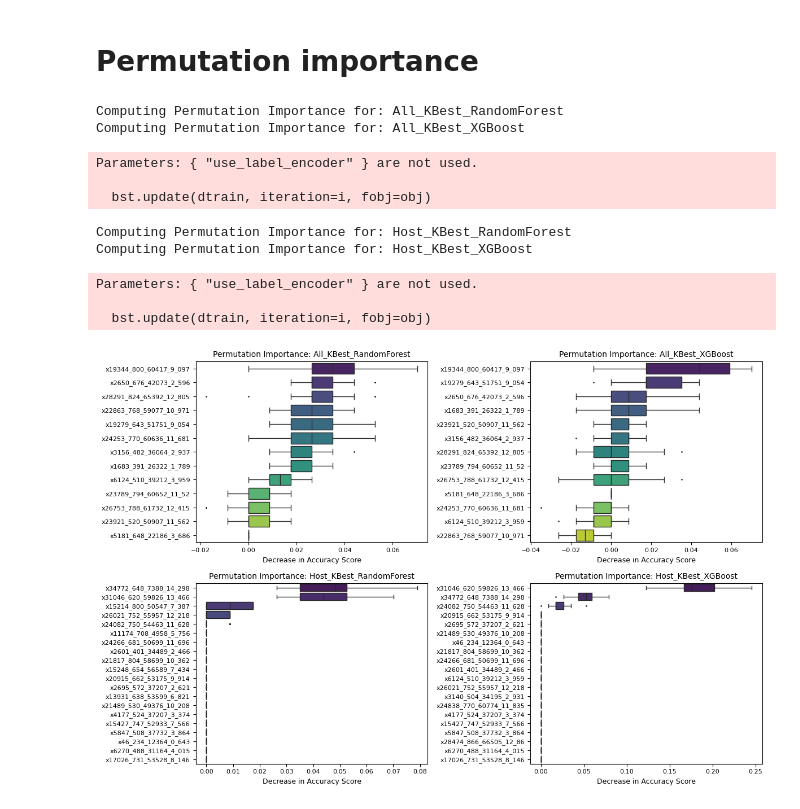
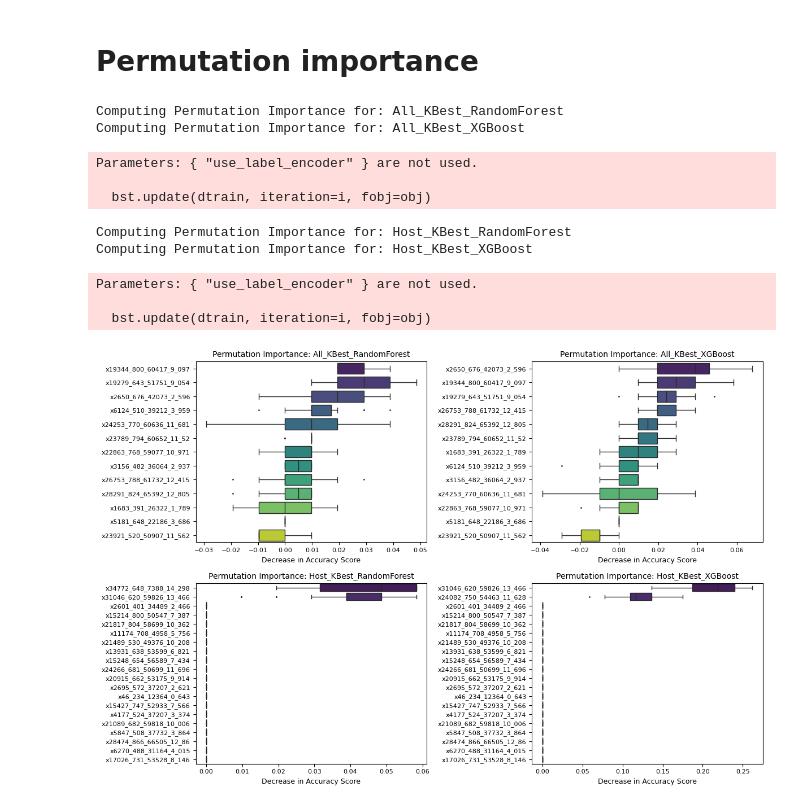
Before and after one commit to wsnowacek/World_Corals, a Jupyter notebook: machine_learning/perm_importance.ipynb, the cells around one changed output. Cells and saved outputs as stored; diff of their text form; code cells hidden in the pictures.

```diff
--- a/machine_learning/perm_importance.ipynb
+++ b/machine_learning/perm_importance.ipynb
@@ -15,9 +15,9 @@ from sklearn.metrics import ConfusionMatrixDisplay
 from sklearn.inspection import permutation_importance
 import os
 # %%
-perm_df = pd.read_csv("perm_feature_sets_kbest.csv")
-coral_df = pd.read_csv("/work/hs325/World_Corals/Cleaned data CSVs/richness_qc_clean.csv")
-met_df = pd.read_csv("/work/hs325/World_Corals/Cleaned data CSVs/metabolite_clean.csv")
+perm_df = pd.read_csv("ftsets/perm_feature_sets_kbest.csv")
+coral_df = pd.read_csv("/work/hs325/World_Corals/Cleaned data CSVs/qc_data.csv")
+met_df = pd.read_csv("/work/hs325/World_Corals/Cleaned data CSVs/merged_met_plot_df.csv")
 
 ## coral_only
 coral_df['scleractinia'] = np.where(coral_df['host_order'] == 'Scleractinia', 1, 0)
@@ -311,7 +320,7 @@ for s_name, feat_list in scenarios.items():
         run_id = f"{s_name}_{m_name}"
         print(f"Computing Permutation Importance for: {run_id}")
 
-        # fit Mmdel and compute perm importance
+        # fit model and compute perm importance
         model.fit(X_train, y_train)
         r = permutation_importance(model, X_test, y_test,
                                    n_repeats=30,
@@ -322,37 +331,38 @@ for s_name, feat_list in scenarios.items():
         top_indices = sorted_idx[:20] # Show top 20 for clarity if list is long
         # top_indices = sorted_idx
 
         importances_df = pd.DataFrame(
             r.importances[top_indices].T,
             columns=np.array(feat_list)[top_indices]
         )
 
         # plot
         ax = axes[plot_idx]
         sns.boxplot(data=importances_df, orient='h', ax=ax, palette="viridis", fliersize=1)
         ax.set_title(f"Permutation Importance: {run_id}", fontsize=10)
         ax.set_xlabel("Decrease in Accuracy Score", fontsize=9)
         ax.tick_params(labelsize=8)
 
         plot_idx += 1
 
+# display and optionally save
 plt.tight_layout()
-imp_save_path = "/work/hs325/World_Corals/misc/figs/permutation_importance_reduced.jpg"
-os.makedirs(os.path.dirname(imp_save_path), exist_ok=True)
-plt.savefig(imp_save_path, dpi=300, bbox_inches='tight')
 plt.show()
+# imp_save_path = "/work/hs325/World_Corals/misc/figs/permutation_importance_reduced.jpg"
+# os.makedirs(os.path.dirname(imp_save_path), exist_ok=True)
+# plt.savefig(imp_save_path, dpi=300, bbox_inches='tight')
 # %% [output]
 Computing Permutation Importance for: All_KBest_RandomForest
 Computing Permutation Importance for: All_KBest_XGBoost
 Parameters: { "use_label_encoder" } are not used.
 
   bst.update(dtrain, iteration=i, fobj=obj)
 Computing Permutation Importance for: Host_KBest_RandomForest
 Computing Permutation Importance for: Host_KBest_XGBoost
 Parameters: { "use_label_encoder" } are not used.
 
   bst.update(dtrain, iteration=i, fobj=obj)
-[figure, old version]
+[figure, new version]
 # %%
 import pandas as pd
 import numpy as np
```
Also changed, not shown: parts of 6 cells of this notebook, 23 other files.
